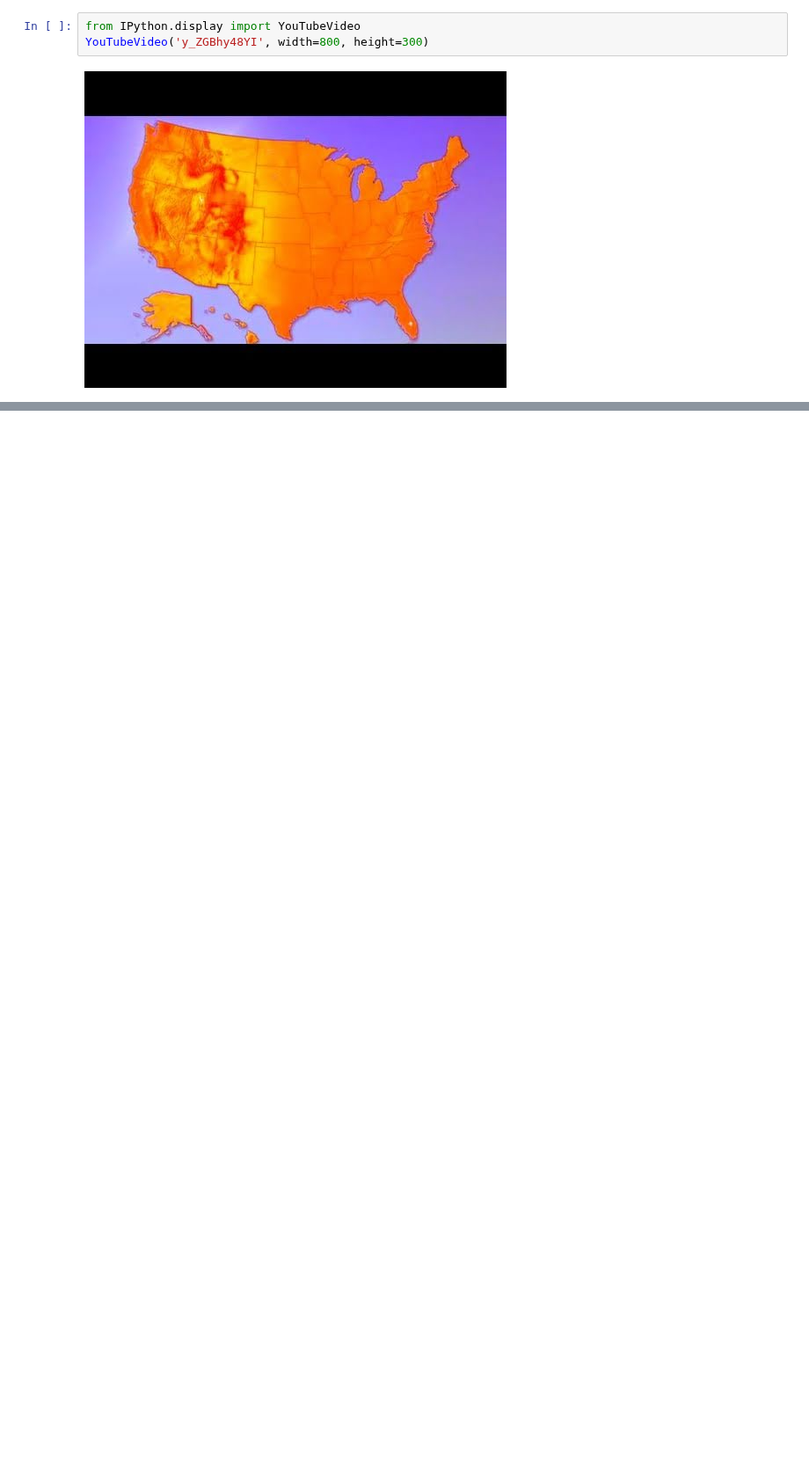
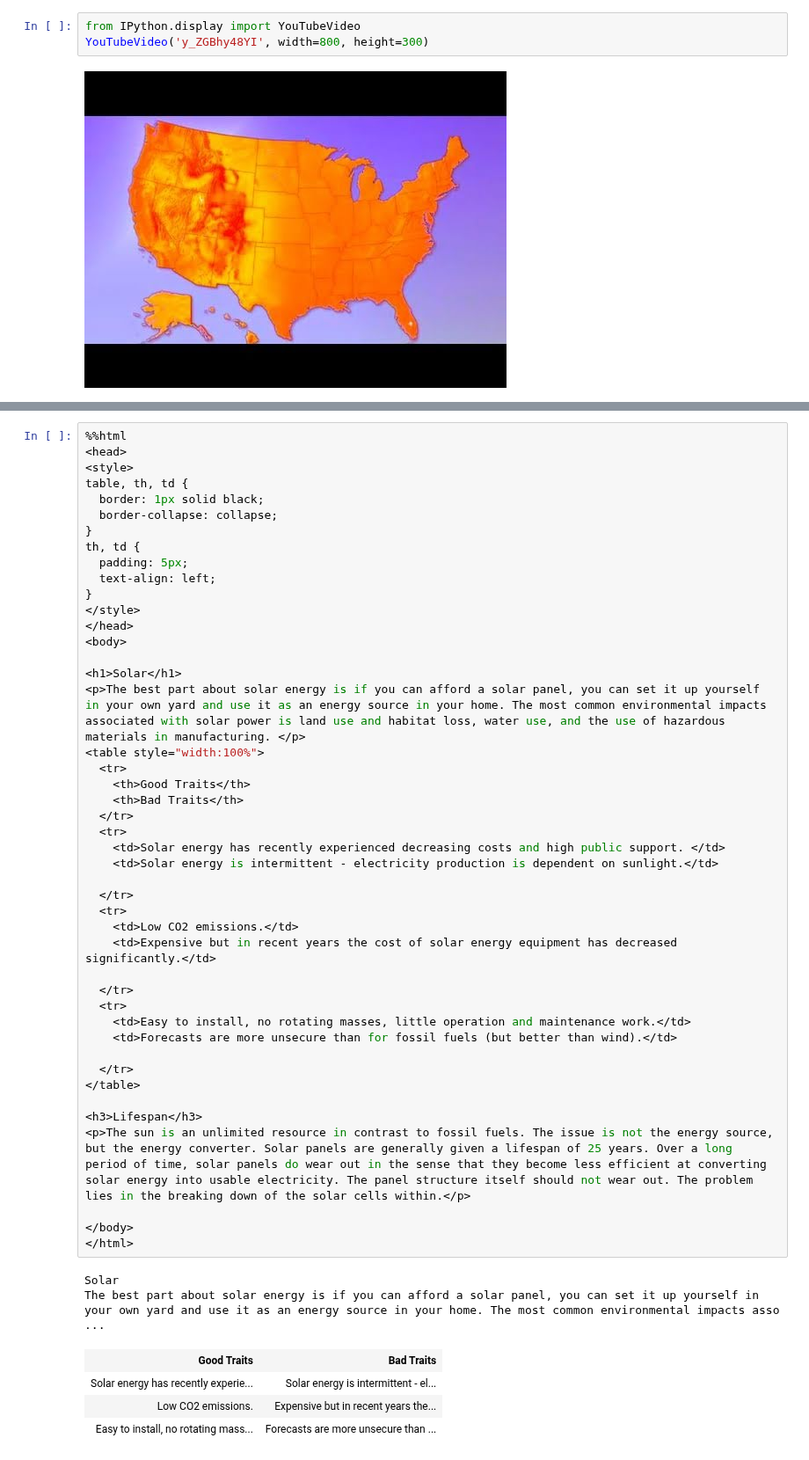
Before and after one commit to ULeth-Math-CS/Callysto, a Jupyter notebook: Jazlyn Pedersen /Resources and Recycling.ipynb, the cells around one changed output, grey strips where cells are left out. Shown at 88% size. Drawn from its saved outputs; the diff is of its cells as text; blank space fills up the shorter version.

```diff
--- a/Jazlyn Pedersen /Resources and Recycling.ipynb
+++ b/Jazlyn Pedersen /Resources and Recycling.ipynb
@@ -248,0 +537,52 @@ In order to get comfortable with the two types of Energy Sources, try matching e
+# %%
+%%html
+<head>
+<style>
+table, th, td {
+  border: 1px solid black;
+  border-collapse: collapse;
+}
+th, td {
+  padding: 5px;
+  text-align: left;
+}
+</style>
+</head>
+<body>
+
+<h1>Solar</h1>
+<p>The best part about solar energy is if you can afford a solar panel, you can set it up yourself in your own yard and use it as an energy source in your home. The most common environmental impacts associated with solar power is land use and habitat loss, water use, and the use of hazardous materials in manufacturing. </p>
+<table style="width:100%">
+  <tr>
+    <th>Good Traits</th>
+    <th>Bad Traits</th>
+  </tr>
+  <tr>
+    <td>Solar energy has recently experienced decreasing costs and high public support. </td>
+    <td>Solar energy is intermittent - electricity production is dependent on sunlight.</td>
+
+  </tr>
+  <tr>
+    <td>Low CO2 emissions.</td>
+    <td>Expensive but in recent years the cost of solar energy equipment has decreased significantly.</td>
+
+  </tr>
+  <tr>
+    <td>Easy to install, no rotating masses, little operation and maintenance work.</td>
+    <td>Forecasts are more unsecure than for fossil fuels (but better than wind).</td>
+
+  </tr>
+</table>
+
+<h3>Lifespan</h3>
+<p>The sun is an unlimited resource in contrast to fossil fuels. The issue is not the energy source, but the energy converter. Solar panels are generally given a lifespan of 25 years. Over a long period of time, solar panels do wear out in the sense that they become less efficient at converting solar energy into usable electricity. The panel structure itself should not wear out. The problem lies in the breaking down of the solar cells within.</p>
+
+</body>
+</html>
+# %% [output]
+Solar
+The best part about solar energy is if you can afford a solar panel, you can set it up yourself in your own yard and use it as an energy source in your home. The most common environmental impacts asso ...
+| Good Traits | Bad Traits |
+| Solar energy has recently experie... | Solar energy is intermittent - el... |
+| Low CO2 emissions. | Expensive but in recent years the... |
+| Easy to install, no rotating mass... | Forecasts are more unsecure than ... |
```
Also changed, not shown: parts of 23 cells of this notebook.
